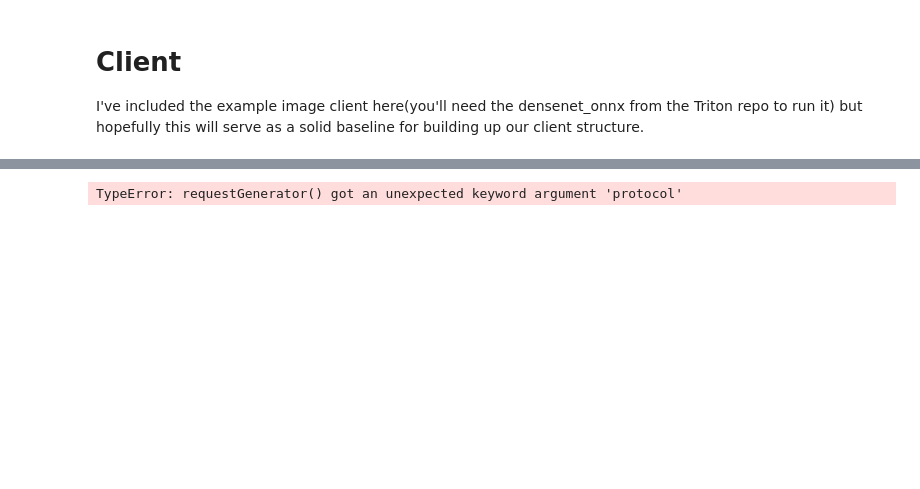
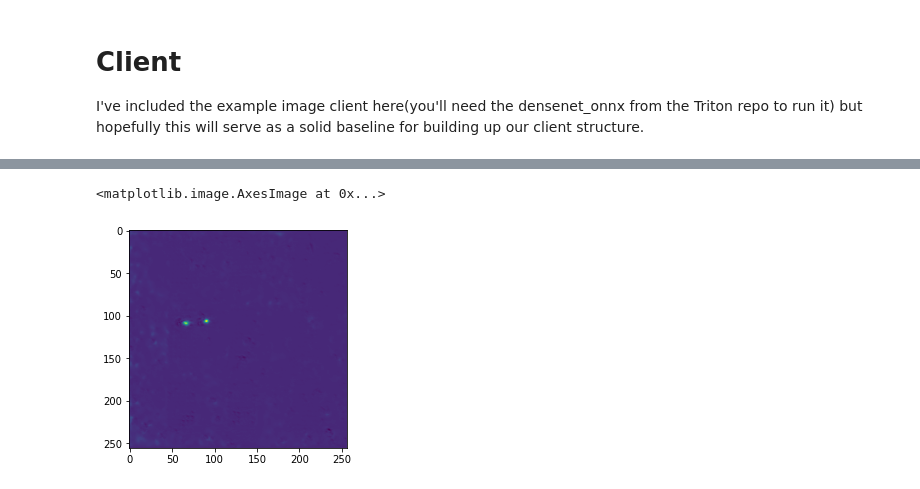
Before and after one commit to talmo/gpuhackathon-sleap, a Jupyter notebook: triton/2_simpleclient.ipynb, the cells around one changed output, grey strips where cells are left out. Cells and saved outputs as stored; diff of their text form; code cells hidden in the pictures; blank space fills up the shorter version.

```diff
--- a/triton/2_simpleclient.ipynb
+++ b/triton/2_simpleclient.ipynb
@@ -65,6 +60,10 @@ from triton_utils import requestGenerator
+# %%
+# Resize depending on the model we're actually going to use -- full for bu, 0.5 scale for centroid
+image_data = tf.image.resize(image_data,size=(512,512)).numpy()
 # %%
+
 url = 'localhost:8001'
-model_name = "bu_savedmodel"
+model_name = "centroid_savedmodel"
 model_version="1"
 protocol = 'grpc'
 triton_client = grpcclient.InferenceServerClient(
@@ -76,8 +75,10 @@ model_config = triton_client.get_model_config(model_name=model_name, model_versi
 
 model_config = model_config.config
 
-max_batch_size, input_name, output_name, c, h, w, format, dtype = parse_model(
-        model_metadata, model_config)
+max_batch_size, input_name, output_name, c, h, w, format, dtype = parse_model(model_metadata, model_config)
+
+# Fix output names for when we have multiple
+output_names = [model.name for model in model_metadata.outputs]
 # %%
 requests = []
 responses = []
@@ -89,15 +90,12 @@ user_data = UserData()
 
 sent_count = 0
 # %%
-batched_image_data = image_data
-for inputs, outputs in requestGenerator(
-        batched_image_data[0].astype('float32'), input_name, output_name, dtype, protocol=protocol):
+# Pair request generator
+for inputs, outputs,model_name, model_version in requestGenerator(
+        image_data, input_name, output_names, dtype, protocol,model_name,model_version):
     sent_count += 1
-    print(outputs)
     responses.append(triton_client.infer(model_name,
-                                inputs.astype('float32'),
+                                inputs,
                                 request_id=str(sent_count),
                                 model_version=model_version,
                                 outputs=outputs))
-# %% [output]
-TypeError: requestGenerator() got an unexpected keyword argument 'protocol'
@@ -109,0 +102,7 @@ triton_client.infer(model_name,
+# %%
+import matplotlib.pyplot as plt
+
+plt.imshow(responses[0].as_numpy(output_names[0])[15])
+# %% [output]
+<matplotlib.image.AxesImage at 0x...>
+[figure, added]
```
Also changed, not shown: parts of 5 cells of this notebook, 6 other files.
